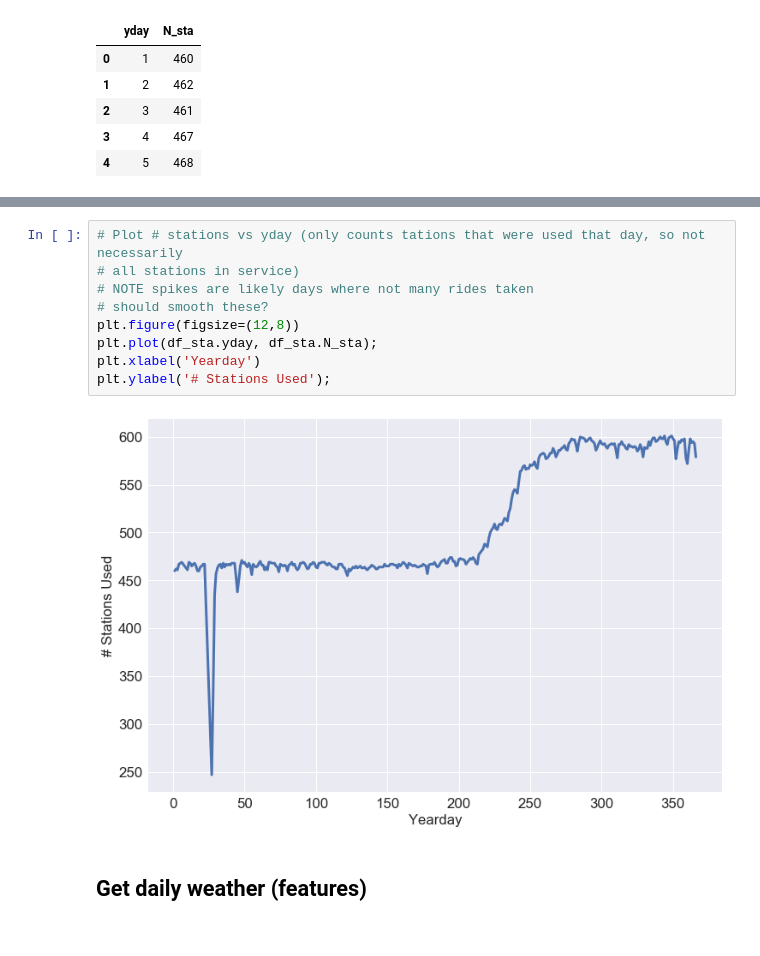
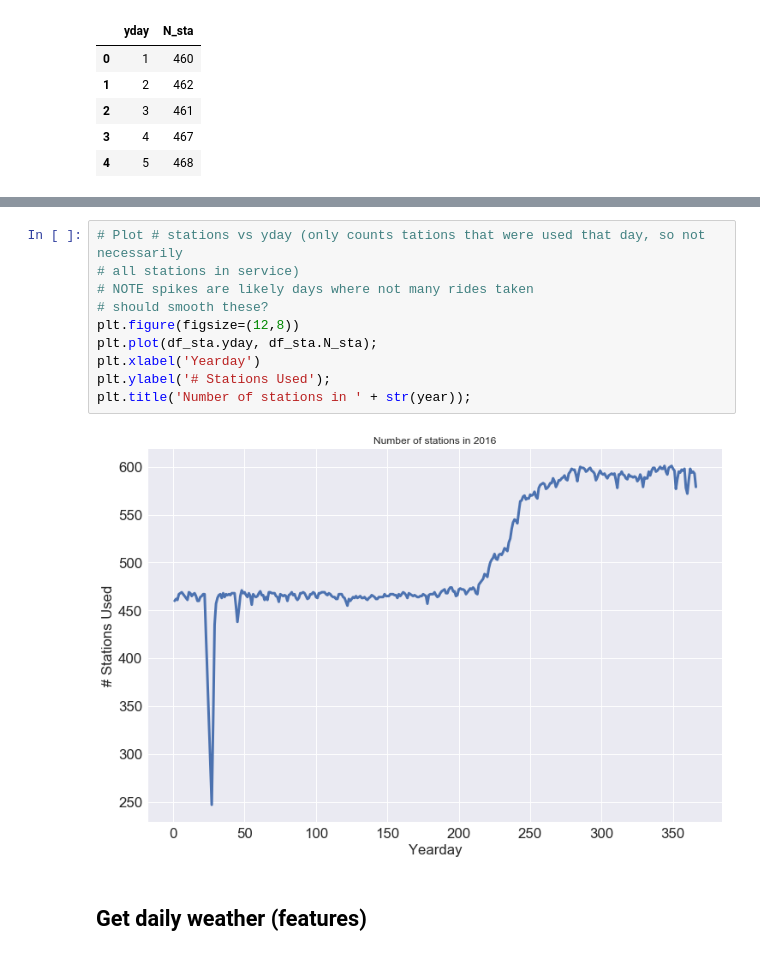
Before and after one commit to andypicke/Springboard_DataScience, a Jupyter notebook: Capstone_1/citibike_regression.ipynb, the cells around one changed output, grey strips where cells are left out. Drawn from its saved outputs; the diff is of its cells as text.

```diff
--- a/Capstone_1/citibike_regression.ipynb
+++ b/Capstone_1/citibike_regression.ipynb
@@ -59,14 +69,15 @@ df_sta.head()
 # %%
 # Plot # stations vs yday (only counts tations that were used that day, so not necessarily
 # all stations in service)
 # NOTE spikes are likely days where not many rides taken
 # should smooth these?
 plt.figure(figsize=(12,8))
 plt.plot(df_sta.yday, df_sta.N_sta);
 plt.xlabel('Yearday')
 plt.ylabel('# Stations Used');
+plt.title('Number of stations in ' + str(year));
 # %% [output]
-[figure, old version]
+[figure, new version]
 # %% [markdown]
 ## Get daily weather (features)
 # %%
```
Also changed, not shown: parts of 39 cells of this notebook, 7 other files.
